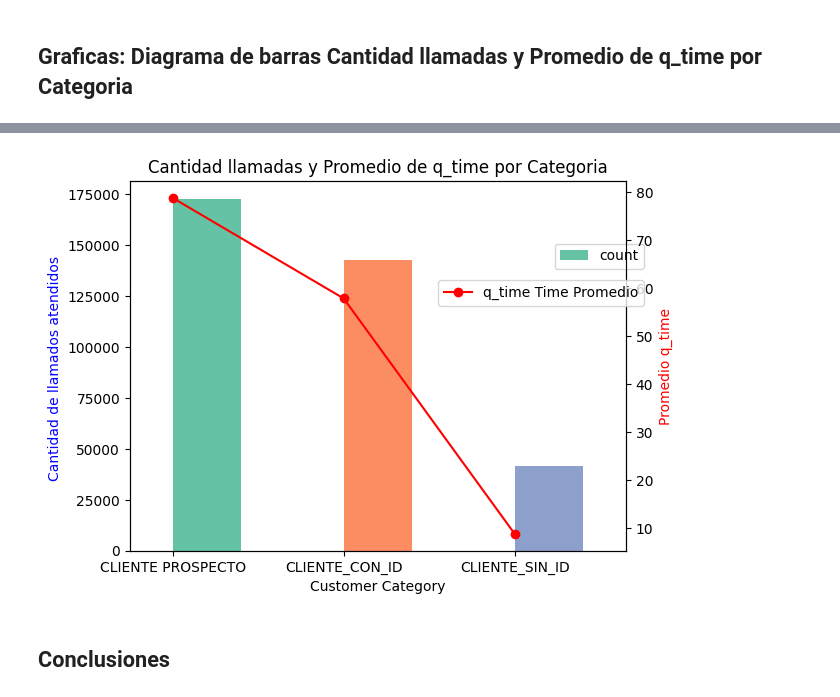
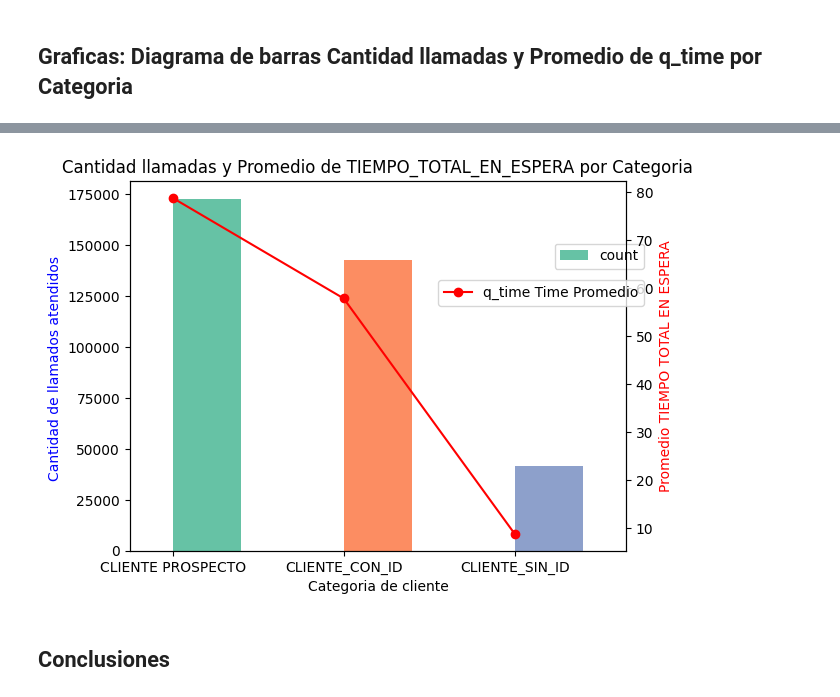
Before and after one commit to juangarcesco/metricas-call-canter, a Jupyter notebook: PRUEBA_CALL_CENTER.ipynb, the cells around one changed output, grey strips where cells are left out. Drawn from its saved outputs; the diff is of its cells as text; code cells hidden in the pictures.

```diff
--- a/PRUEBA_CALL_CENTER.ipynb
+++ b/PRUEBA_CALL_CENTER.ipynb
@@ -1848,18 +1874,18 @@ plt.show()
 # %%
 fig, ax1 = plt.subplots()
 desglose_total_categoria_no_abandona.plot(kind='bar', ax=ax1, color=custom_palette, position=0, width=0.4)
 ax2 = ax1.twinx()
 desglose_promedio_sin_tiempo_de_espera.plot(kind='line', ax=ax2, color='r', marker='o', label='q_time Time Promedio')
-ax1.set_xlabel('Customer Category')
+ax1.set_xlabel('Categoria de cliente')
 ax1.set_ylabel('Cantidad de llamados atendidos ', color='b')
-ax2.set_ylabel('Promedio q_time', color='r')
-plt.title('Cantidad llamadas y Promedio de q_time por Categoria')
+ax2.set_ylabel('Promedio TIEMPO TOTAL EN ESPERA', color='r')
+plt.title('Cantidad llamadas y Promedio de TIEMPO_TOTAL_EN_ESPERA por Categoria')
 ax1.tick_params(axis='x', rotation=0)
 ax1.legend(loc='upper right', bbox_to_anchor=(1.05, 0.85))
 ax2.legend(loc='upper right', bbox_to_anchor=(1.05, 0.75))
 plt.show()
 # %% [output]
-[figure, old version]
+[figure, new version]
 # %% [markdown]
 ## Conclusiones
 # %% [markdown]
```
Also changed, not shown: parts of 55 cells of this notebook.
